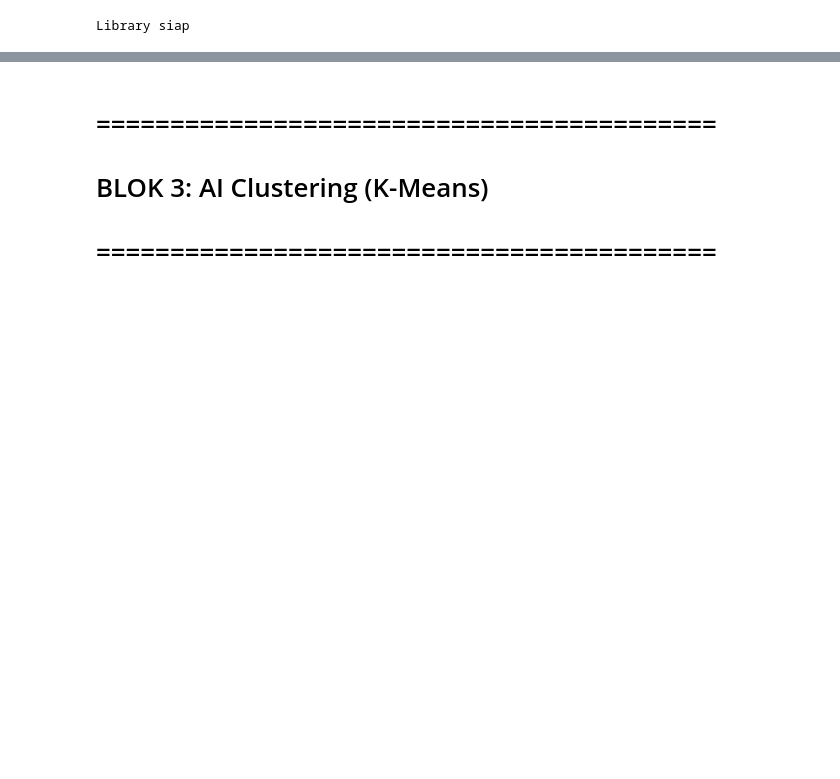
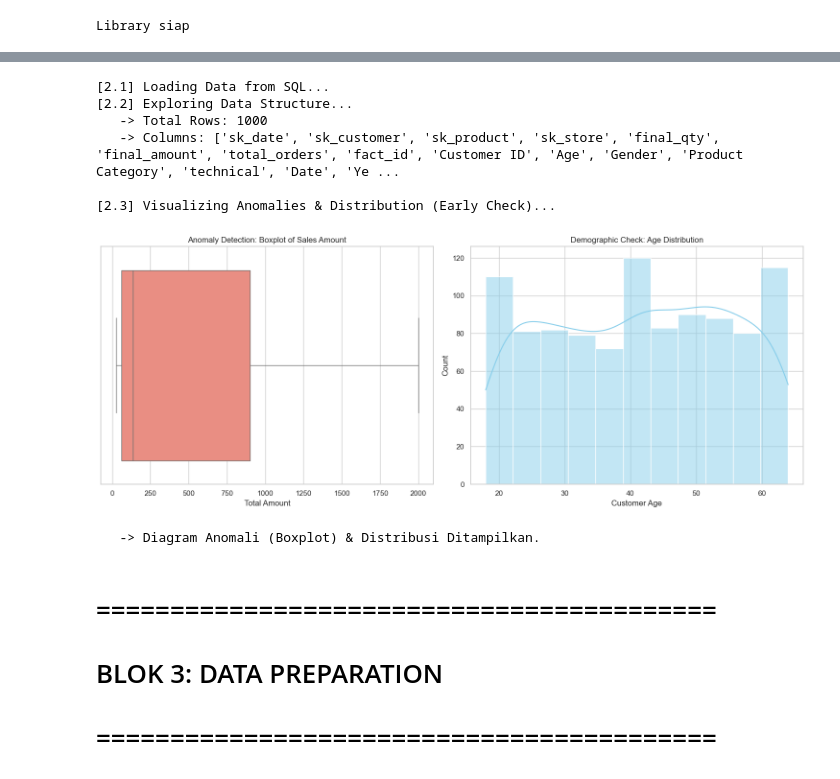
Before and after one commit to akhdanrgya/Tubes-DWBI, a Jupyter notebook: TUBES_DWBI.ipynb, the cells around one changed output, grey strips where cells are left out. Drawn from its saved outputs; the diff is of its cells as text; code cells hidden in the pictures; blank space fills up the shorter version.

Commit message:
Data Mining Done

```diff
--- a/TUBES_DWBI.ipynb
+++ b/TUBES_DWBI.ipynb
@@ -4,17 +4,21 @@
 # IMPORT LIBRARY & CONNECT DB
 # ==========================================
 # %%
-import mysql.connector
 import pandas as pd
 import numpy as np
 import matplotlib.pyplot as plt
 import seaborn as sns
+import re
 from sklearn.cluster import KMeans
+from sklearn.preprocessing import StandardScaler
 from sklearn.linear_model import LinearRegression
-from sklearn.preprocessing import StandardScaler
+from sklearn.metrics import mean_squared_error, silhouette_score
+import warnings
+from sklearn.metrics import silhouette_samples
+import matplotlib.cm as cm
 
-%matplotlib inline
-sns.set_style("whitegrid")
+warnings.filterwarnings('ignore')
+sns.set_theme(style="whitegrid")
 
 print("Library siap")
 # %% [output]
@@ -105,4 +64,70 @@ ETL Selesai! Kolom baru: City, Age_Group, Quarter
+# %%
+
+def parse_sql_inserts(file_path, table_name, columns):
+    try:
+        with open(file_path, 'r', encoding='utf-8') as f: content = f.read()
+    except:
+        with open(file_path, 'r', encoding='latin-1') as f: content = f.read()
+
+    pattern = re.compile(f"INSERT INTO `{table_name}` \((.*?)\) VALUES\s*(.*?;)", re.DOTALL)
+    match = pattern.search(content)
+    if not match: return pd.DataFrame(columns=columns)
+
+    values_str = match.group(2).strip().rstrip(';')
+    rows = re.split(r'\),\s*\(', values_str)
+    data = []
+    for row in rows:
+        row = row.lstrip('(').rstrip(')')
+        try:
+            data.append(eval(f"({row})"))
+        except: pass
+    return pd.DataFrame(data, columns=columns)
+
+print("[2.1] Loading Data from SQL...")
+cols_fact = ['sk_date', 'sk_customer', 'sk_product', 'sk_store', 'final_qty', 'final_amount', 'total_orders', 'fact_id']
+cols_cust = ['sk_customer', 'Customer ID', 'Age', 'Gender']
+cols_prod = ['sk_product', 'Product Category']
+cols_date = ['technical', 'Date', 'Year', 'Month', 'Day', 'Quarter', 'smart_key']
+
+df_fact = parse_sql_inserts('tubes_dwbi.sql', 'fact_sales', cols_fact)
+df_cust = parse_sql_inserts('tubes_dwbi.sql', 'dim_customer', cols_cust)
+df_prod = parse_sql_inserts('tubes_dwbi.sql', 'dim_product', cols_prod)
+df_date = parse_sql_inserts('tubes_dwbi.sql', 'dim_date', cols_date)
+
+print("[2.2] Exploring Data Structure...")
+df = df_fact.merge(df_cust, on='sk_customer', how='left')
+df = df.merge(df_prod, on='sk_product', how='left')
+df = df.merge(df_date, left_on='sk_date', right_on='smart_key', how='left')
+df['Date'] = pd.to_datetime(df['Date'])
+print(f"   -> Total Rows: {len(df)}")
+print(f"   -> Columns: {list(df.columns)}")
+
+print("\n[2.3] Visualizing Anomalies & Distribution (Early Check)...")
+plt.figure(figsize=(15, 6))
+
+plt.subplot(1, 2, 1)
+sns.boxplot(x=df['final_amount'], color='salmon')
+plt.title('Anomaly Detection: Boxplot of Sales Amount')
+plt.xlabel('Total Amount')
+
+plt.subplot(1, 2, 2)
+sns.histplot(df['Age'], kde=True, color='skyblue')
+plt.title('Demographic Check: Age Distribution')
+plt.xlabel('Customer Age')
+
+plt.tight_layout()
+plt.show()
+print("   -> Diagram Anomali (Boxplot) & Distribusi Ditampilkan.")
+# %% [output]
+[2.1] Loading Data from SQL...
+[2.2] Exploring Data Structure...
+   -> Total Rows: 1000
+   -> Columns: ['sk_date', 'sk_customer', 'sk_product', 'sk_store', 'final_qty', 'final_amount', 'total_orders', 'fact_id', 'Customer ID', 'Age', 'Gender', 'Product Category', 'technical', 'Date', 'Ye ...
+
+[2.3] Visualizing Anomalies & Distribution (Early Check)...
+[figure, added]
+   -> Diagram Anomali (Boxplot) & Distribusi Ditampilkan.
 # %% [markdown]
 # ==========================================
-# BLOK 3: AI Clustering (K-Means)
+# BLOK 3: DATA PREPARATION
 # ==========================================
```
Also changed, not shown: parts of 12 cells of this notebook, 1 other file.
